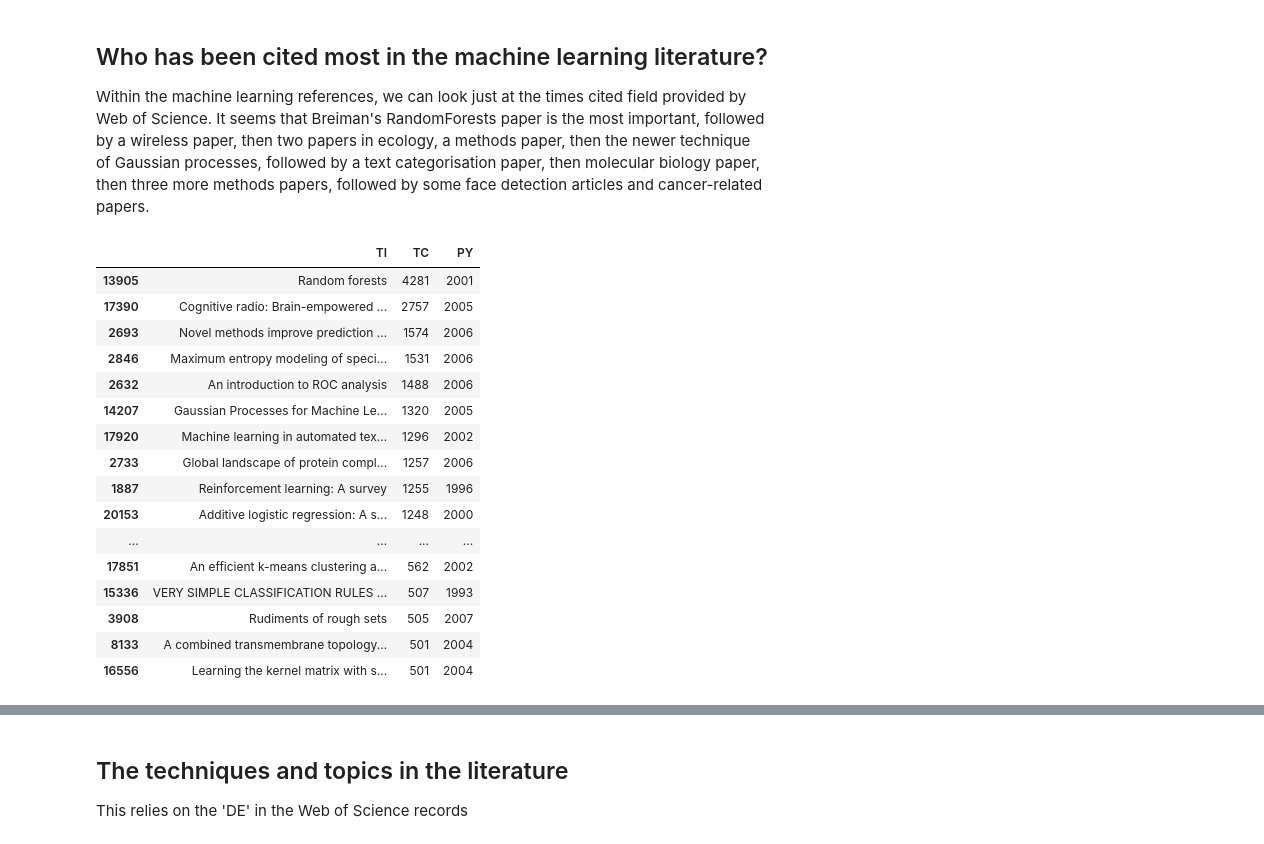
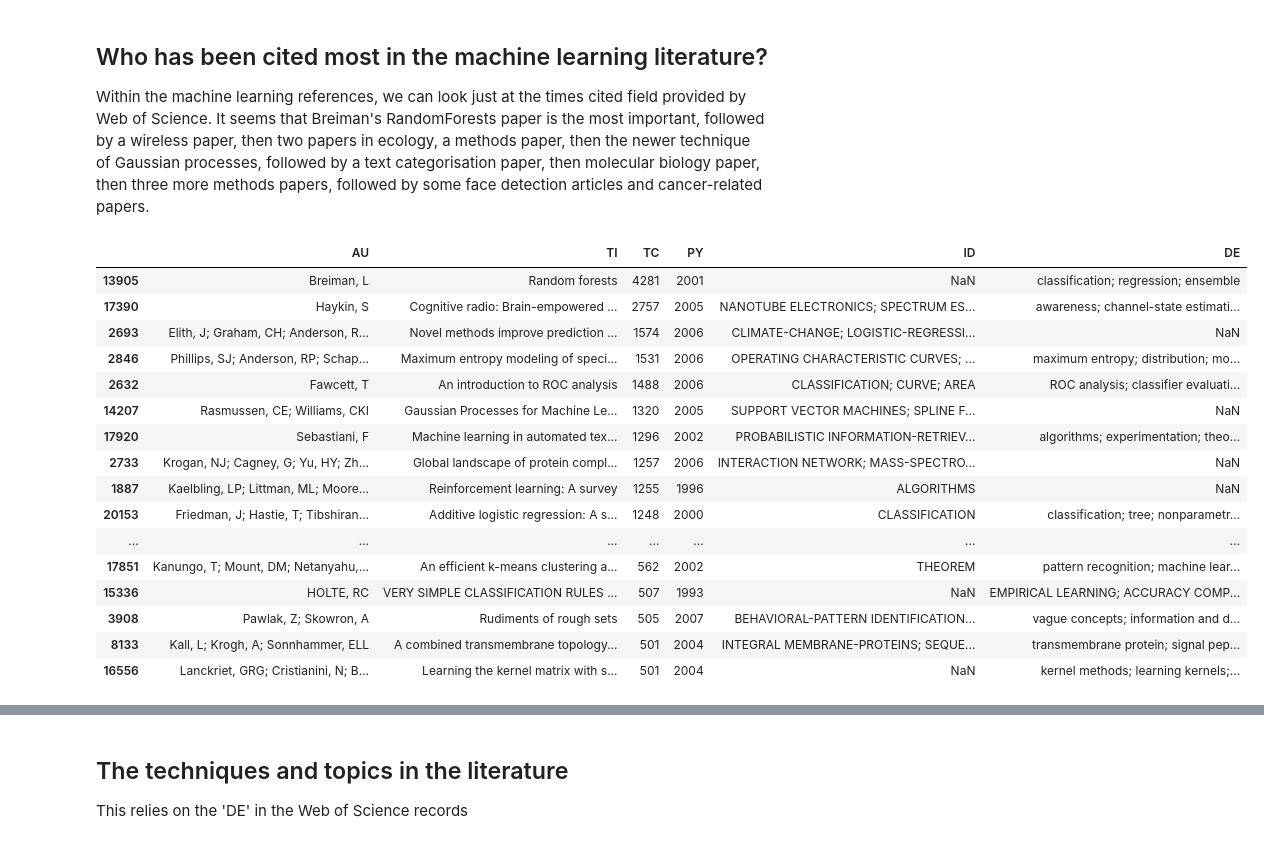
Before and after one commit to datapractice/machinelearners, a Jupyter notebook: ml_lit/ML_literature.ipynb, the cells around one changed output, grey strips where cells are left out. Cells and saved outputs as stored; diff of their text form; code cells hidden in the pictures.

Commit message:
tweaks on ml_lit analysis of authors

```diff
--- a/ml_lit/ML_literature.ipynb
+++ b/ml_lit/ML_literature.ipynb
@@ -312,25 +312,25 @@ There are some interesting differences here:
 
 Within the machine learning references, we can look just at the times cited field provided by Web of Science.  It seems that Breiman's RandomForests paper is the most important, followed by a wireless paper, then two papers in ecology, a methods paper, then the newer technique of Gaussian processes, followed by a text categorisation paper, then molecular biology paper, then three more methods papers, followed by some face detection articles and cancer-related papers.
 # %%
-df[['TI', 'TC', 'PY']][df.TC>500].sort('TC', ascending=False)
+df[['AU', 'TI', 'TC', 'PY', 'ID', 'DE']][df.TC>500].sort('TC', ascending=False)
 # %% [output]
-|  | TI | TC | PY |
-| 13905 | Random forests | 4281 | 2001 |
-| 17390 | Cognitive radio: Brain-empowered ... | 2757 | 2005 |
-| 2693 | Novel methods improve prediction ... | 1574 | 2006 |
-| 2846 | Maximum entropy modeling of speci... | 1531 | 2006 |
-| 2632 | An introduction to ROC analysis | 1488 | 2006 |
-| 14207 | Gaussian Processes for Machine Le... | 1320 | 2005 |
-| 17920 | Machine learning in automated tex... | 1296 | 2002 |
-| 2733 | Global landscape of protein compl... | 1257 | 2006 |
-| 1887 | Reinforcement learning: A survey | 1255 | 1996 |
-| 20153 | Additive logistic regression: A s... | 1248 | 2000 |
-| ... | ... | ... | ... |
-| 17851 | An efficient k-means clustering a... | 562 | 2002 |
-| 15336 | VERY SIMPLE CLASSIFICATION RULES ... | 507 | 1993 |
-| 3908 | Rudiments of rough sets | 505 | 2007 |
-| 8133 | A combined transmembrane topology... | 501 | 2004 |
-| 16556 | Learning the kernel matrix with s... | 501 | 2004 |
+|  | AU | TI | TC | PY | ID | DE |
+| 13905 | Breiman, L | Random forests | 4281 | 2001 | NaN | classification; regression; ensemble |
+| 17390 | Haykin, S | Cognitive radio: Brain-empowered ... | 2757 | 2005 | NANOTUBE ELECTRONICS; SPECTRUM ES... | awareness; channel-state estimati... |
+| 2693 | Elith, J; Graham, CH; Anderson, R... | Novel methods improve prediction ... | 1574 | 2006 | CLIMATE-CHANGE; LOGISTIC-REGRESSI... | NaN |
+| 2846 | Phillips, SJ; Anderson, RP; Schap... | Maximum entropy modeling of speci... | 1531 | 2006 | OPERATING CHARACTERISTIC CURVES; ... | maximum entropy; distribution; mo... |
+| 2632 | Fawcett, T | An introduction to ROC analysis | 1488 | 2006 | CLASSIFICATION; CURVE; AREA | ROC analysis; classifier evaluati... |
+| 14207 | Rasmussen, CE; Williams, CKI | Gaussian Processes for Machine Le... | 1320 | 2005 | SUPPORT VECTOR MACHINES; SPLINE F... | NaN |
+| 17920 | Sebastiani, F | Machine learning in automated tex... | 1296 | 2002 | PROBABILISTIC INFORMATION-RETRIEV... | algorithms; experimentation; theo... |
+| 2733 | Krogan, NJ; Cagney, G; Yu, HY; Zh... | Global landscape of protein compl... | 1257 | 2006 | INTERACTION NETWORK; MASS-SPECTRO... | NaN |
+| 1887 | Kaelbling, LP; Littman, ML; Moore... | Reinforcement learning: A survey | 1255 | 1996 | ALGORITHMS | NaN |
+| 20153 | Friedman, J; Hastie, T; Tibshiran... | Additive logistic regression: A s... | 1248 | 2000 | CLASSIFICATION | classification; tree; nonparametr... |
+| ... | ... | ... | ... | ... | ... | ... |
+| 17851 | Kanungo, T; Mount, DM; Netanyahu,... | An efficient k-means clustering a... | 562 | 2002 | THEOREM | pattern recognition; machine lear... |
+| 15336 | HOLTE, RC | VERY SIMPLE CLASSIFICATION RULES ... | 507 | 1993 | NaN | EMPIRICAL LEARNING; ACCURACY COMP... |
+| 3908 | Pawlak, Z; Skowron, A | Rudiments of rough sets | 505 | 2007 | BEHAVIORAL-PATTERN IDENTIFICATION... | vague concepts; information and d... |
+| 8133 | Kall, L; Krogh, A; Sonnhammer, ELL | A combined transmembrane topology... | 501 | 2004 | INTEGRAL MEMBRANE-PROTEINS; SEQUE... | transmembrane protein; signal pep... |
+| 16556 | Lanckriet, GRG; Cristianini, N; B... | Learning the kernel matrix with s... | 501 | 2004 | NaN | kernel methods; learning kernels;... |
 # %%
 df.ix[df.TC == df.TC.max(), 51:]
 # %% [output]
```
Also changed, not shown: 1 other file.
